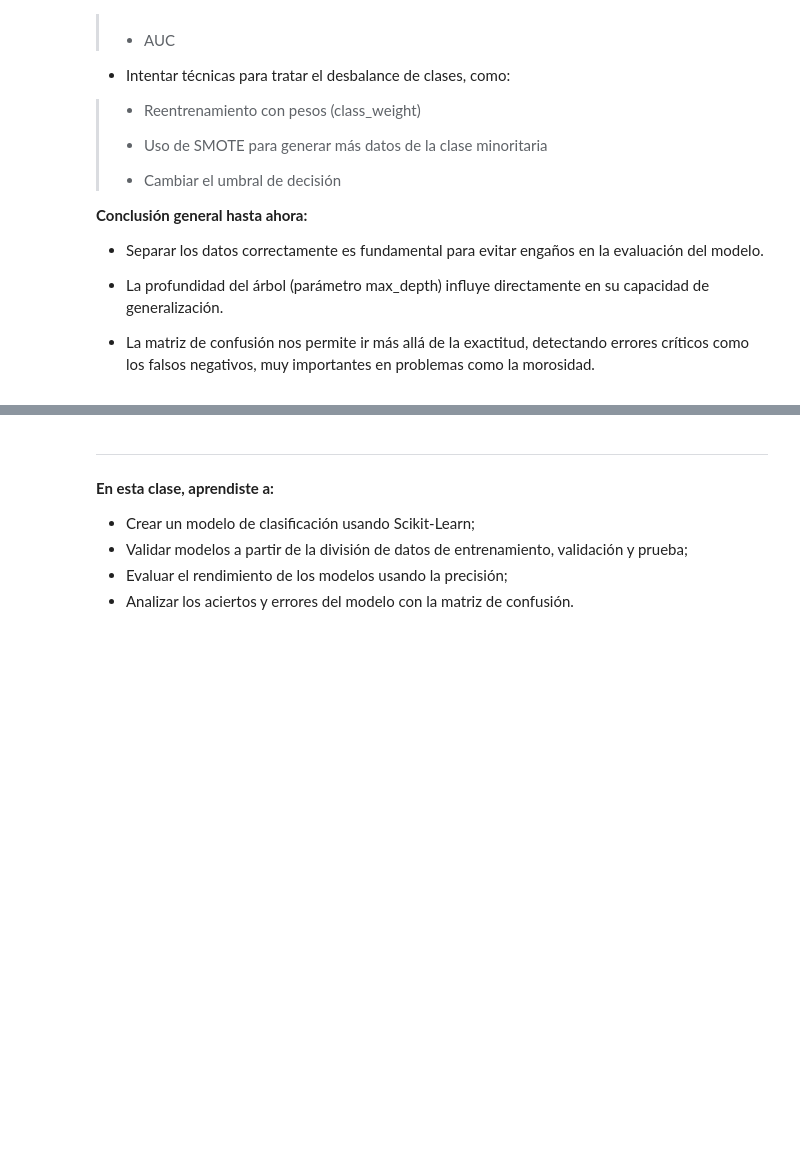
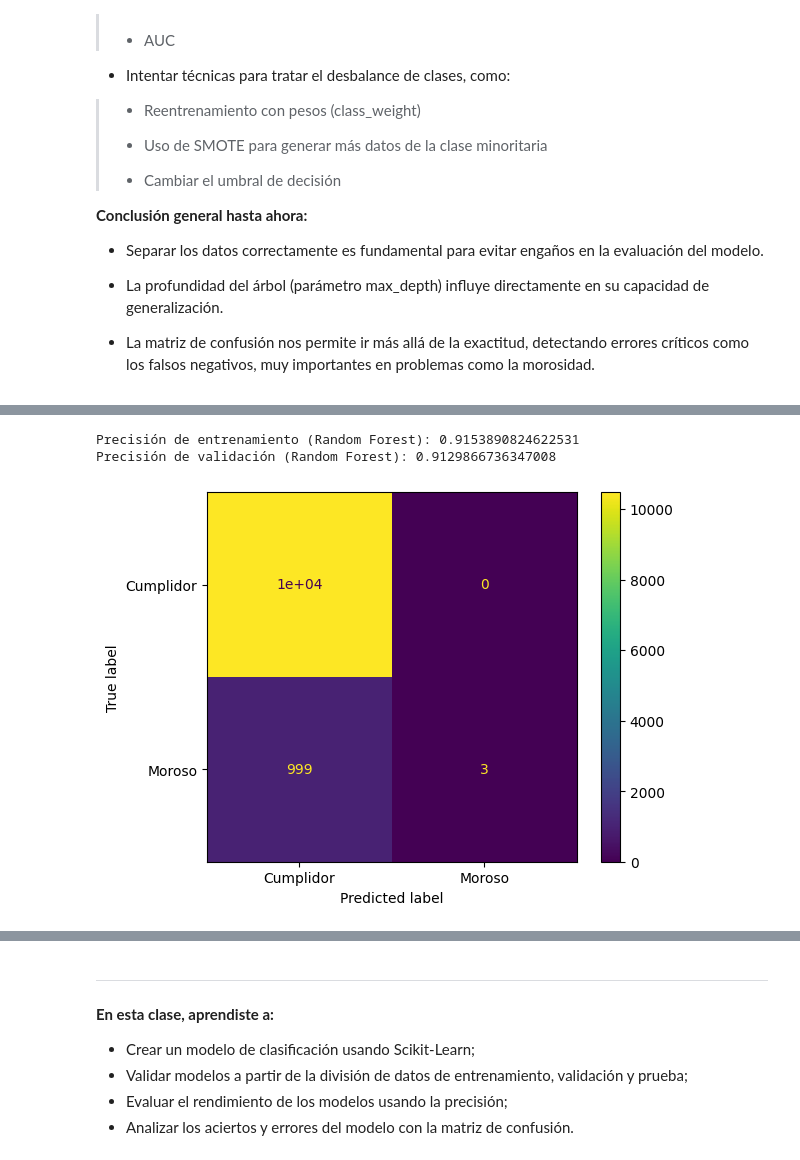
Before and after one commit to DanielRaiicHu/clasificacion_validacion_y_metricas, a Jupyter notebook: Clasificacion_validacion_y_metricas.ipynb, the cells around one changed output, grey strips where cells are left out. Drawn from its saved outputs; the diff is of its cells as text; code cells hidden in the pictures; blank space fills up the shorter version.

```diff
--- a/Clasificacion_validacion_y_metricas.ipynb
+++ b/Clasificacion_validacion_y_metricas.ipynb
@@ -279,0 +296,35 @@ Moroso (Real 1)	   |    962 (FN)	             |   40 (TP)
+# %%
+# Instanciamos el modelo de Random Forest con profundidad limitada y random_state para reproducibilidad
+modelo_forest = RandomForestClassifier(max_depth=10, random_state=5)
+
+# Entrenamos el modelo con los datos de entrenamiento
+modelo_forest.fit(X_train, y_train)
+
+# Imprimimos la precisión del modelo sobre el conjunto de entrenamiento
+print(f'Precisión de entrenamiento (Random Forest): {modelo_forest.score(X_train, y_train)}')
+
+# Imprimimos la precisión del modelo sobre el conjunto de validación
+print(f'Precisión de validación (Random Forest): {modelo_forest.score(X_val, y_val)}')
+
+
+# Resultado:
+# Precisión de entrenamiento: 0.9153890824622531
+# Precisión de validación: 0.9128124727811167
+# %% [output]
+Precisión de entrenamiento (Random Forest): 0.9153890824622531
+Precisión de validación (Random Forest): 0.9129866736347008
+# %%
+# Generamos predicciones para el conjunto de validación
+y_previsto_forest = modelo_forest.predict(X_val)
+
+# Calculamos la matriz de confusión con los valores reales y predichos
+matriz_confusion_forest = confusion_matrix(y_val, y_previsto_forest)
+
+# Visualizamos la matriz de confusión con etiquetas personalizadas
+visualizacion_forest = ConfusionMatrixDisplay(
+    confusion_matrix=matriz_confusion_forest,
+    display_labels=['Cumplidor', 'Moroso']
+)
+visualizacion_forest.plot();
+# %% [output]
+[figure, added]
```
Also changed, not shown: parts of 13 cells of this notebook.
